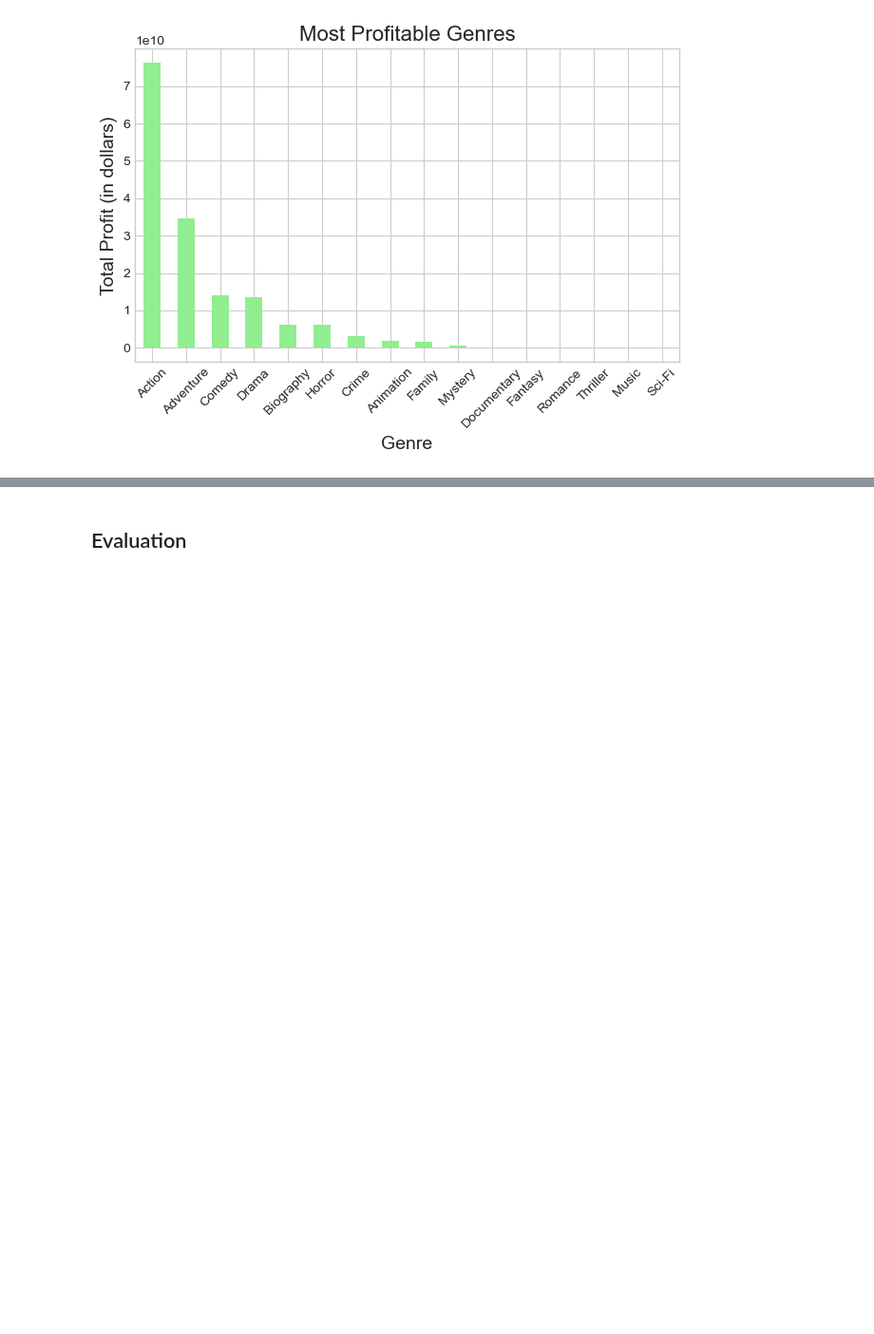
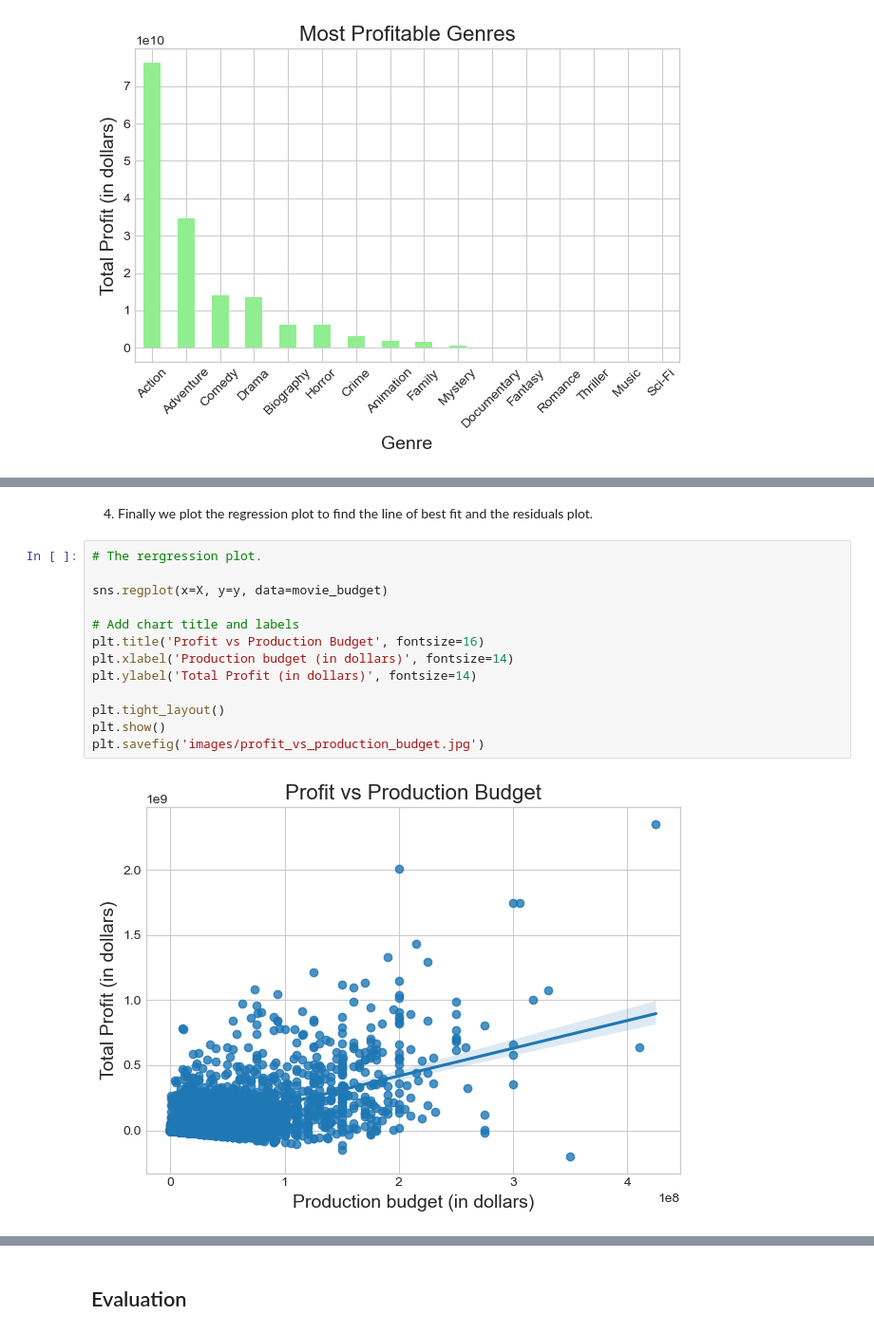
Before and after one commit to eugene-maina72/Phase-2-Project.Movie_Studio, a Jupyter notebook: notebook.ipynb, the cells around one changed output, grey strips where cells are left out. Shown: that part at 95% size. Saved outputs shown, nothing was run; the diff lists cells and outputs as text; blank space fills up the shorter version.

Commit message:
Completed the data modelling

```diff
--- a/notebook.ipynb
+++ b/notebook.ipynb
@@ -676,0 +709,17 @@ strong multicollinearity or other numerical problems.
+# %% [markdown]
+4. Finally we plot the regression plot to find the line of best fit and the residuals plot.
+# %%
+# The rergression plot.
+
+sns.regplot(x=X, y=y, data=movie_budget)
+
+# Add chart title and labels
+plt.title('Profit vs Production Budget', fontsize=16)
+plt.xlabel('Production budget (in dollars)', fontsize=14)
+plt.ylabel('Total Profit (in dollars)', fontsize=14)
+
+plt.tight_layout()
+plt.show()
+plt.savefig('images/profit_vs_production_budget.jpg')
+# %% [output]
+[figure, added]
```
Also changed, not shown: parts of 13 cells of this notebook, 5 other files.
